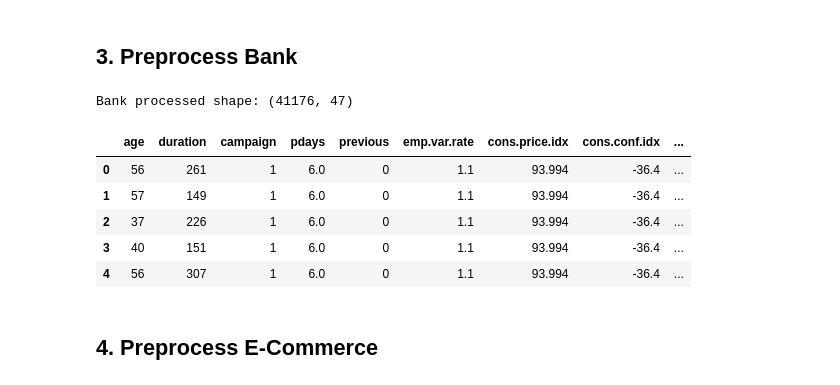
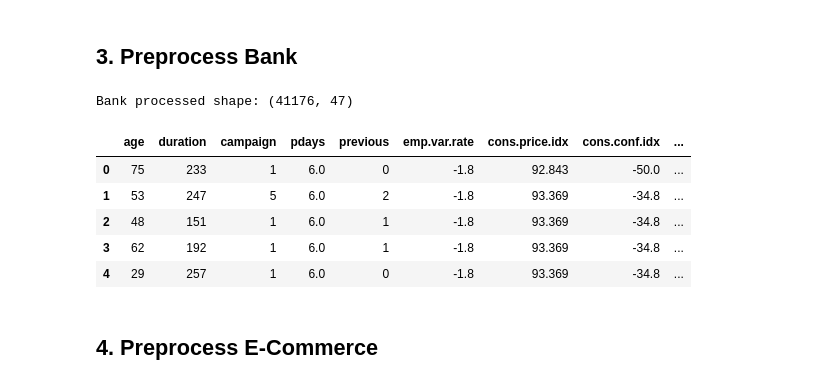
Before and after one commit to johannes3502/customer-decision-prediction, a Jupyter notebook: notebooks/bayesfin.ipynb, the cells around one changed output. Saved outputs shown, nothing was run; the diff lists cells and outputs as text; code cells hidden in the pictures.

```diff
--- a/notebooks/bayesfin.ipynb
+++ b/notebooks/bayesfin.ipynb
@@ -4,7 +4,7 @@
 This notebook applies a common evaluation workflow to three processed datasets in `./data/processed`: Telco, Bank, and E-Commerce.
 # %%
 import pandas as pd
-from sklearn.model_selection import train_test_split, cross_val_score, GridSearchCV
+from sklearn.model_selection import train_test_split, cross_val_score, GridSearchCV, TimeSeriesSplit
 from sklearn.naive_bayes import BernoulliNB
 from sklearn.naive_bayes import CategoricalNB
 from sklearn.preprocessing import StandardScaler
@@ -20,6 +20,23 @@ pd.options.display.width = 120
 TELCO_PATH = "../data/processed/telco_clean.csv"
 BANK_PATH = "../data/processed/bank_clean.csv"
 ECOM_PATH = "../data/processed/ecom_clean.csv"
+
+
+def sort_bank_temporally(df):
+    """Sort Bank Marketing rows chronologically by month and day_of_week.
+
+    Mirrors src/evaluation.py's sort_dataframe_temporally so the Bank
+    train/test split below matches the leak-safe temporal split used for
+    Gradient Boosting and the Random Forest deep-dive (paper Section 3.4
+    mandates a temporal split for Bank to avoid look-ahead bias).
+    """
+    month_order = {'jan':1,'feb':2,'mar':3,'apr':4,'may':5,'jun':6,
+                   'jul':7,'aug':8,'sep':9,'oct':10,'nov':11,'dec':12}
+    day_order = {'mon':1,'tue':2,'wed':3,'thu':4,'fri':5}
+    month_num = df['month'].str.lower().map(month_order)
+    day_num = df['day_of_week'].str.lower().map(day_order)
+    time_idx = month_num * 100 + day_num
+    return df.assign(_time_idx=time_idx).sort_values('_time_idx').drop(columns=['_time_idx']).reset_index(drop=True)
 # %% [markdown]
 ## 1. Load datasets
 # %%
@@ -83,22 +100,24 @@ Telco processed shape: (7043, 31)
 # %% [markdown]
 ## 3. Preprocess Bank
 # %%
+bank = sort_bank_temporally(bank)  # chronological order for temporal split
+
 BANK_CATEGORICAL = [
     "job", "marital", "education", "default", "housing", "loan",
     "contact", "month", "day_of_week", "poutcome"
 ]
 
 bank_processed = pd.get_dummies(bank, columns=BANK_CATEGORICAL, drop_first=True)
 print("Bank processed shape:", bank_processed.shape)
 display(bank_processed.head())
 # %% [output]
 Bank processed shape: (41176, 47)
 |  | age | duration | campaign | pdays | previous | emp.var.rate | cons.price.idx | cons.conf.idx | ... |
-| 0 | 56 | 261 | 1 | 6.0 | 0 | 1.1 | 93.994 | -36.4 | ... |
-| 1 | 57 | 149 | 1 | 6.0 | 0 | 1.1 | 93.994 | -36.4 | ... |
-| 2 | 37 | 226 | 1 | 6.0 | 0 | 1.1 | 93.994 | -36.4 | ... |
-| 3 | 40 | 151 | 1 | 6.0 | 0 | 1.1 | 93.994 | -36.4 | ... |
-| 4 | 56 | 307 | 1 | 6.0 | 0 | 1.1 | 93.994 | -36.4 | ... |
+| 0 | 75 | 233 | 1 | 6.0 | 0 | -1.8 | 92.843 | -50.0 | ... |
+| 1 | 53 | 247 | 5 | 6.0 | 2 | -1.8 | 93.369 | -34.8 | ... |
+| 2 | 48 | 151 | 1 | 6.0 | 1 | -1.8 | 93.369 | -34.8 | ... |
+| 3 | 62 | 192 | 1 | 6.0 | 1 | -1.8 | 93.369 | -34.8 | ... |
+| 4 | 29 | 257 | 1 | 6.0 | 0 | -1.8 | 93.369 | -34.8 | ... |
 # %% [markdown]
 ## 4. Preprocess E-Commerce
 # %%
```
Also changed, not shown: parts of 4 cells of this notebook, 8 other files.
